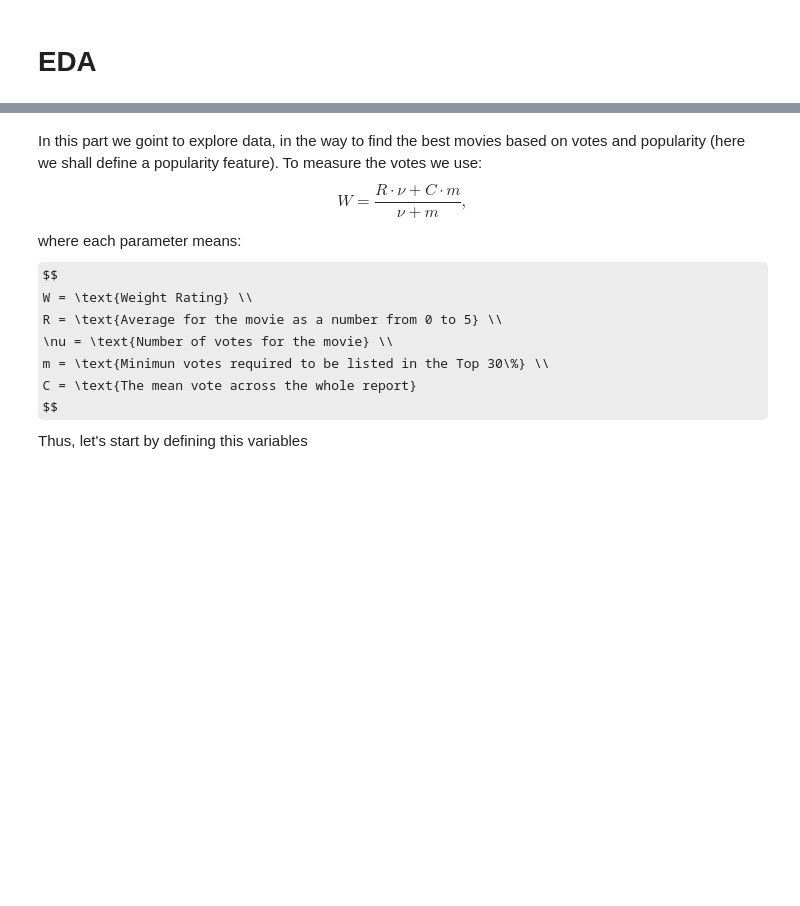
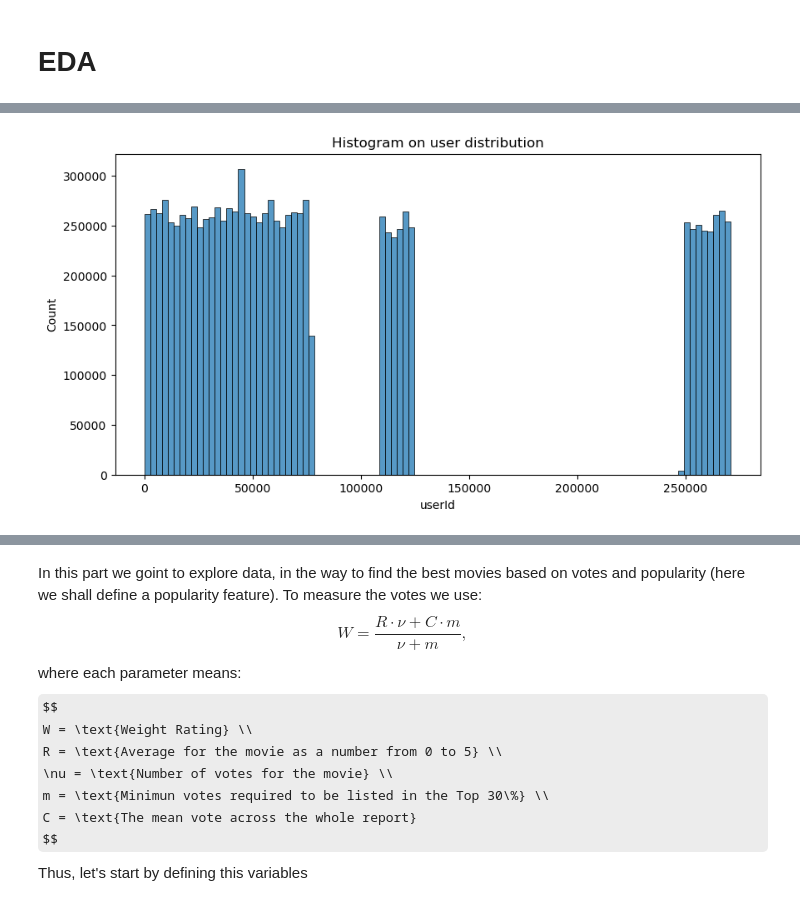
Before and after one commit to jpradas1/A_Model_Recommendation, a Jupyter notebook: notebooks/Recommendation_System_1.ipynb, the cells around one changed output, grey strips where cells are left out. Saved outputs shown, nothing was run; the diff lists cells and outputs as text; code cells hidden in the pictures; some formulas as TeX source; blank space fills up the shorter version.

```diff
--- a/notebooks/Recommendation_System_1.ipynb
+++ b/notebooks/Recommendation_System_1.ipynb
@@ -46,0 +106,10 @@ dtype: int64
+# %%
+# let's see the distribution on users
+plt.figure(figsize=(10,5))
+sns.histplot(data=df_ratings['userId'], bins=100)
+plt.xlabel('userId')
+plt.ylabel('Count')
+plt.title('Histogram on user distribution')
+plt.show()
+# %% [output]
+[figure, added]
```
Also changed, not shown: parts of 25 cells of this notebook, 11 other files.
